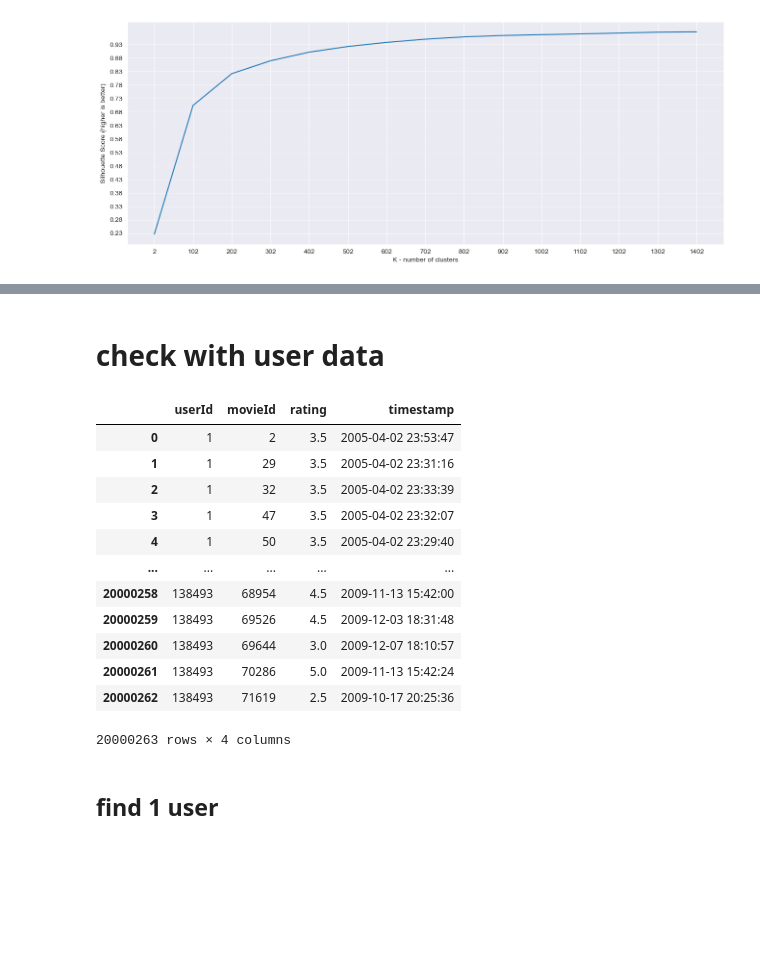
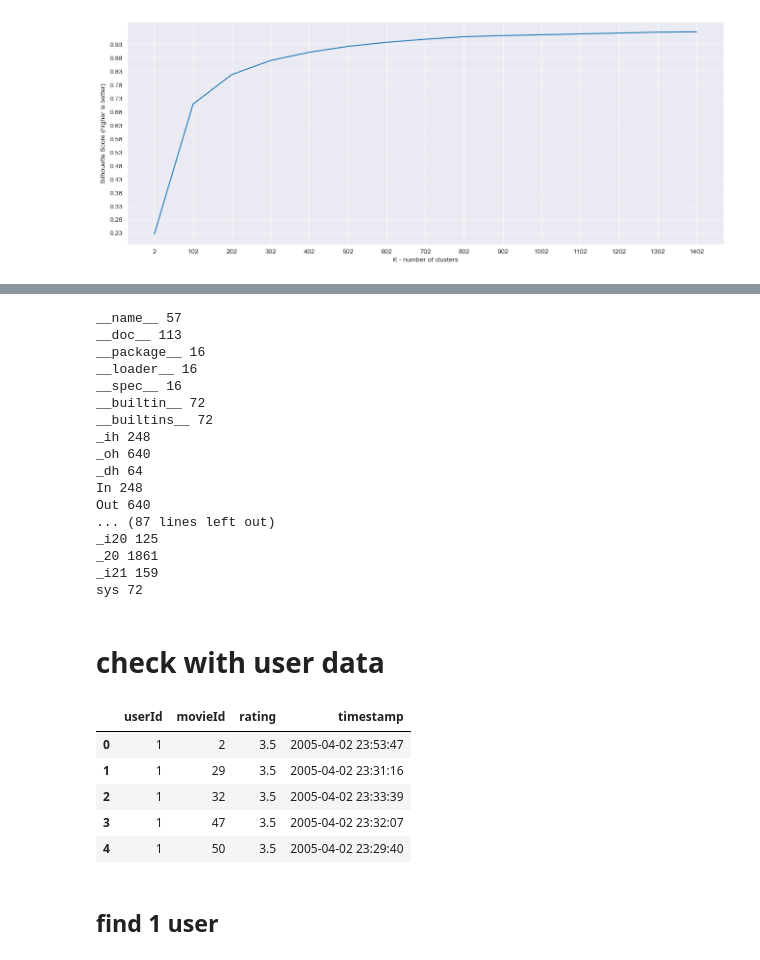
Before and after one commit to sbscsue/22_MachineLearning_Class_Project, a Jupyter notebook: clustering-content based filtering.ipynb, the cells around one changed output, grey strips where cells are left out. Drawn from its saved outputs; the diff is of its cells as text; code cells hidden in the pictures; blank space fills up the shorter version.

```diff
--- a/clustering-content based filtering.ipynb
+++ b/clustering-content based filtering.ipynb
@@ -444,0 +420,24 @@ genre_recommendations('Toy Story (1995)', df_cosine, movies, movies_cluster)
+# %%
+import sys
+
+local_vars = list(locals().items())
+for var, obj in local_vars:
+    print(var, sys.getsizeof(obj))
+# %% [output]
+__name__ 57
+__doc__ 113
+__package__ 16
+__loader__ 16
+__spec__ 16
+__builtin__ 72
+__builtins__ 72
+_ih 248
+_oh 640
+_dh 64
+In 248
+Out 640
+... (87 lines left out)
+_i20 125
+_20 1861
+_i21 159
+sys 72
@@ -446,21 +447,14 @@ genre_recommendations('Toy Story (1995)', df_cosine, movies, movies_cluster)
 # check with user data
 # %%
 data_rating = pd.read_csv("./dataSet/rating.csv")
-data_rating
+display(data_rating.head())
 # %% [output]
 |  | userId | movieId | rating | timestamp |
 | 0 | 1 | 2 | 3.5 | 2005-04-02 23:53:47 |
 | 1 | 1 | 29 | 3.5 | 2005-04-02 23:31:16 |
 | 2 | 1 | 32 | 3.5 | 2005-04-02 23:33:39 |
 | 3 | 1 | 47 | 3.5 | 2005-04-02 23:32:07 |
 | 4 | 1 | 50 | 3.5 | 2005-04-02 23:29:40 |
-| ... | ... | ... | ... | ... |
-| 20000258 | 138493 | 68954 | 4.5 | 2009-11-13 15:42:00 |
-| 20000259 | 138493 | 69526 | 4.5 | 2009-12-03 18:31:48 |
-| 20000260 | 138493 | 69644 | 3.0 | 2009-12-07 18:10:57 |
-| 20000261 | 138493 | 70286 | 5.0 | 2009-11-13 15:42:24 |
-| 20000262 | 138493 | 71619 | 2.5 | 2009-10-17 20:25:36 |
-20000263 rows × 4 columns
 # %% [markdown]
 ## find 1 user
 # %%
```
Also changed, not shown: parts of 16 cells of this notebook.
